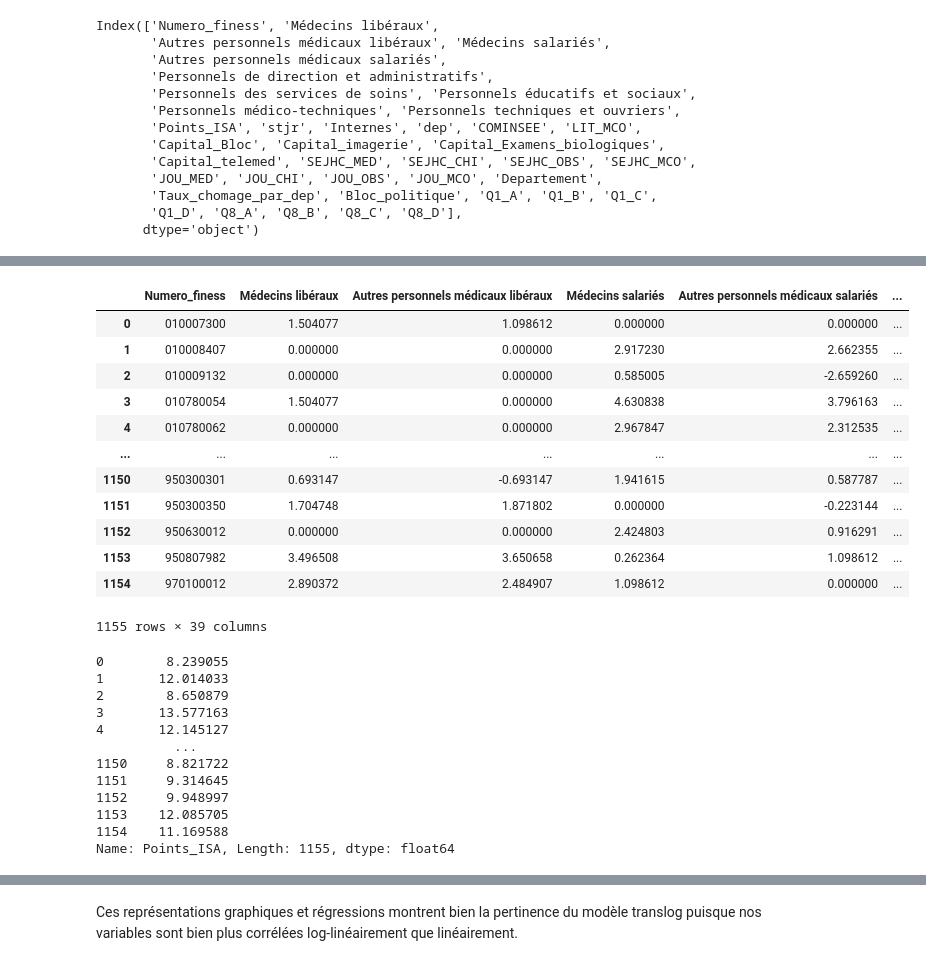
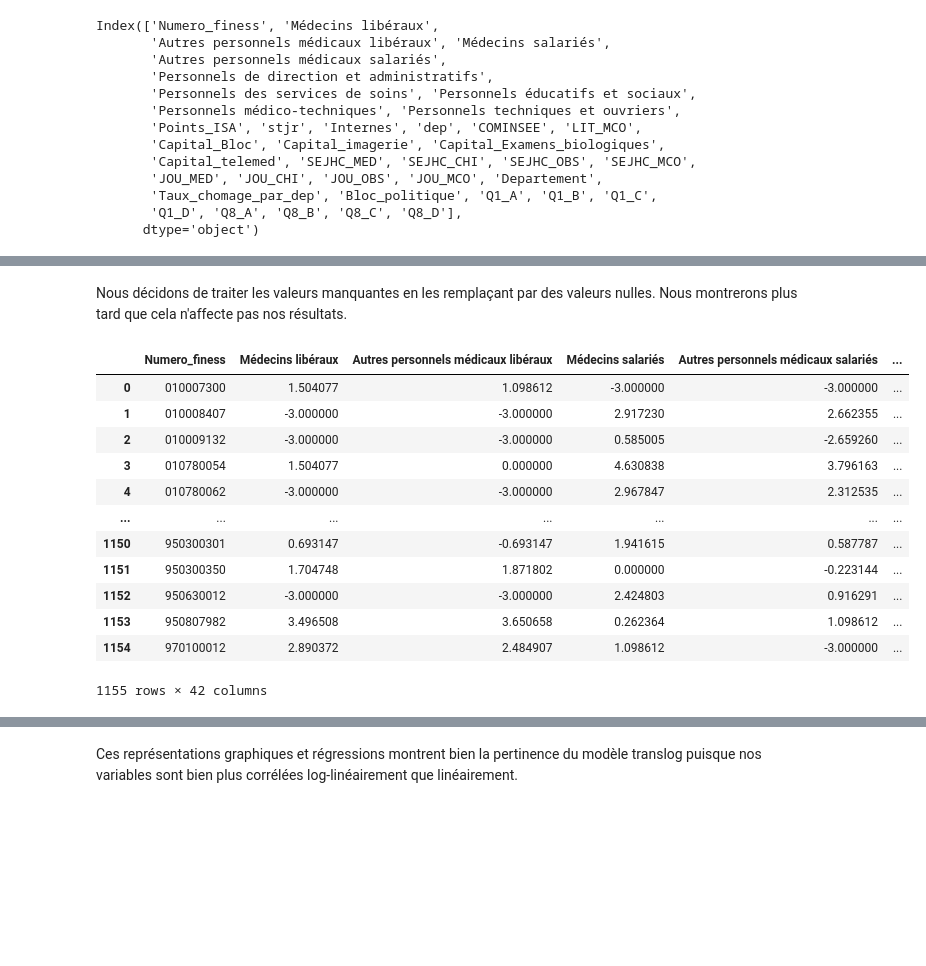
Before and after one commit to VincianeDesbois/Hopitaux_Production, a Jupyter notebook: Application du modèle.ipynb, the cells around one changed output, grey strips where cells are left out. Cells and saved outputs as stored; diff of their text form; code cells hidden in the pictures; blank space fills up the shorter version.

```diff
--- a/Application du modèle.ipynb
+++ b/Application du modèle.ipynb
@@ -35,4 +53,4 @@ del VAR_CTRL['Unnamed: 0']
 # %%
-df = pd.merge(VAR_EXPL, VAR_CTRL)
-df
+df = pd.merge(VAR_EXPL, VAR_CTRL, on = ['Numero_finess'])
+df.columns
 # %% [output]
@@ -51,0 +70,3 @@ df
+# %%
+df = pd.merge(df, VAR_EXPL_SPL)
+df
@@ -69,0 +107,6 @@ Index(['Numero_finess', 'Médecins libéraux',
+# %%
+df = df.assign(Capital_tech = df['Capital_Bloc'] + df['Capital_imagerie'] + df['Capital_Examens_biologiques']
+               + df['Capital_telemed'],
+              Médecins = df['Médecins libéraux'] + df['Médecins salariés'],
+              Autres_personnels_médicaux = df['Autres personnels médicaux libéraux'] +df['Autres personnels médicaux salariés'])
+df
@@ -70,45 +127,35 @@ Index(['Numero_finess', 'Médecins libéraux',
+# %% [markdown]
+Nous décidons de traiter les valeurs manquantes en les remplaçant par des valeurs nulles. Nous montrerons plus tard que cela n'affecte pas nos résultats.
+# %%
+df_nanull = df.fillna(0)
 # %%
 #Nous passons en log tous les variables que l'on va utiliser comme facteur de production dans notre fonction translog
 
-df_log = df.apply(lambda x: np.log(x) if x.name in ['Médecins libéraux', 'Autres personnels médicaux libéraux',
+df_log = df_nanull.apply(lambda x: np.log(x) if x.name in ['Médecins libéraux', 'Autres personnels médicaux libéraux',
                                                     'Médecins salariés', 'Autres personnels médicaux salariés',
                                                     'Personnels de direction et administratifs',
                                                     'Personnels des services de soins', 'Personnels éducatifs et sociaux',
                                                     'Personnels médico-techniques', 'Personnels techniques et ouvriers',
                                                     'Points_ISA', 'Internes', 'LIT_MCO',
                                                     'Capital_Bloc', 'Capital_imagerie', 'Capital_Examens_biologiques',
-                                                    'Capital_telemed'] else x)
+                                                    'Capital_telemed', 'Capital_tech'] else x)
 
+#On remplace les valeurs -infini apparues après l'application du log par la valeur -3 c'est-à-dire log(0.001)
 from numpy import inf
-df_log = df_log.replace(-inf, 0)
+df_log = df_log.replace(-inf, -3)
 
 df_log
 # %% [output]
 |  | Numero_finess | Médecins libéraux | Autres personnels médicaux libéraux | Médecins salariés | Autres personnels médicaux salariés | ... |
-| 0 | 010007300 | 1.504077 | 1.098612 | 0.000000 | 0.000000 | ... |
-| 1 | 010008407 | 0.000000 | 0.000000 | 2.917230 | 2.662355 | ... |
-| 2 | 010009132 | 0.000000 | 0.000000 | 0.585005 | -2.659260 | ... |
+| 0 | 010007300 | 1.504077 | 1.098612 | -3.000000 | -3.000000 | ... |
+| 1 | 010008407 | -3.000000 | -3.000000 | 2.917230 | 2.662355 | ... |
+| 2 | 010009132 | -3.000000 | -3.000000 | 0.585005 | -2.659260 | ... |
 | 3 | 010780054 | 1.504077 | 0.000000 | 4.630838 | 3.796163 | ... |
-| 4 | 010780062 | 0.000000 | 0.000000 | 2.967847 | 2.312535 | ... |
+| 4 | 010780062 | -3.000000 | -3.000000 | 2.967847 | 2.312535 | ... |
 | ... | ... | ... | ... | ... | ... | ... |
 | 1150 | 950300301 | 0.693147 | -0.693147 | 1.941615 | 0.587787 | ... |
 | 1151 | 950300350 | 1.704748 | 1.871802 | 0.000000 | -0.223144 | ... |
-| 1152 | 950630012 | 0.000000 | 0.000000 | 2.424803 | 0.916291 | ... |
+| 1152 | 950630012 | -3.000000 | -3.000000 | 2.424803 | 0.916291 | ... |
 | 1153 | 950807982 | 3.496508 | 3.650658 | 0.262364 | 1.098612 | ... |
-| 1154 | 970100012 | 2.890372 | 2.484907 | 1.098612 | 0.000000 | ... |
+| 1154 | 970100012 | 2.890372 | 2.484907 | 1.098612 | -3.000000 | ... |
-1155 rows × 39 columns
+1155 rows × 42 columns
-# %%
-df_log['Points_ISA']
-# %% [output]
-0        8.239055
-1       12.014033
-2        8.650879
-3       13.577163
-4       12.145127
-          ...
-1150     8.821722
-1151     9.314645
-1152     9.948997
-1153    12.085705
-1154    11.169588
-Name: Points_ISA, Length: 1155, dtype: float64
```
Also changed, not shown: parts of 44 cells of this notebook.
